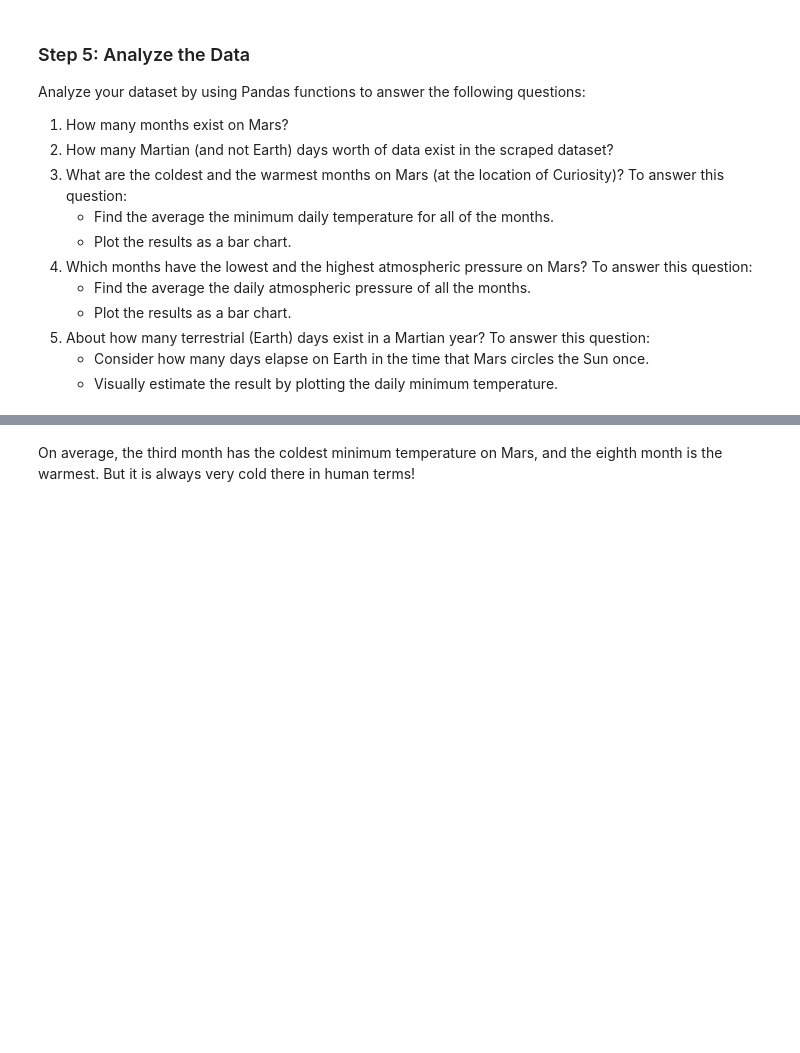
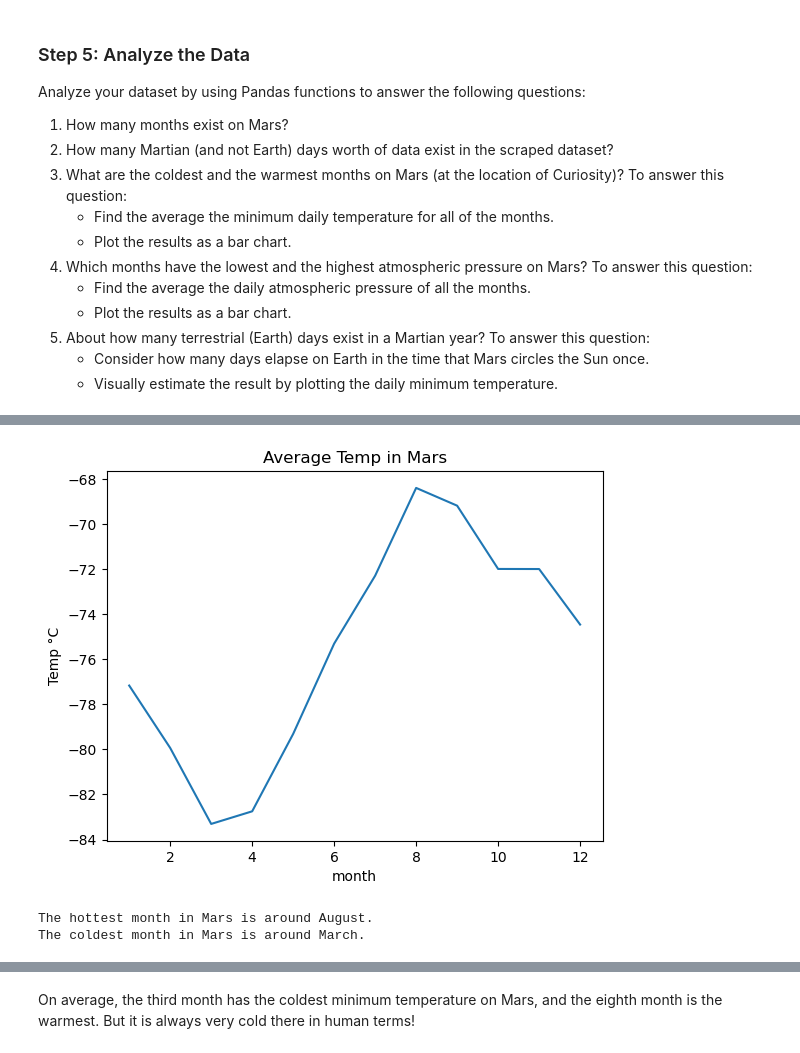
Before and after one commit to T800-101A/Scraping_Mars, a Jupyter notebook: part_2_mars_weather.ipynb, the cells around one changed output, grey strips where cells are left out. Cells and saved outputs as stored; diff of their text form; code cells hidden in the pictures; blank space fills up the shorter version.

```diff
--- a/part_2_mars_weather.ipynb
+++ b/part_2_mars_weather.ipynb
@@ -211,2 +242,17 @@ Analyze your dataset by using Pandas functions to answer the following questions
+# %%
+# Line plot is the best to show Continuous Time Data, as we see here, we can appreciate clearly extremes values in Temp.
+mean_min_temp_by_month.plot(kind="line",title="Average Temp in Mars", ylabel="Temp °C")
+plt.show()
+# %% [output]
+[figure, added]
+# %%
+# Identify the coldest and hottest months in Curiosity's location
+max_temp_moth = mean_temp_by_month.idxmax()
+min_temp_month = mean_temp_by_month.idxmin()
+print(f"The hottest month in Mars is around {calendar.month_name[max_temp_moth]}.")
+print(f"The coldest month in Mars is around {calendar.month_name[min_temp_month]}.")
+# %% [output]
+The hottest month in Mars is around August.
+The coldest month in Mars is around March.
 # %%
 # 4. Average pressure by Martian month
```
Also changed, not shown: parts of 16 cells of this notebook, 1 other file.
